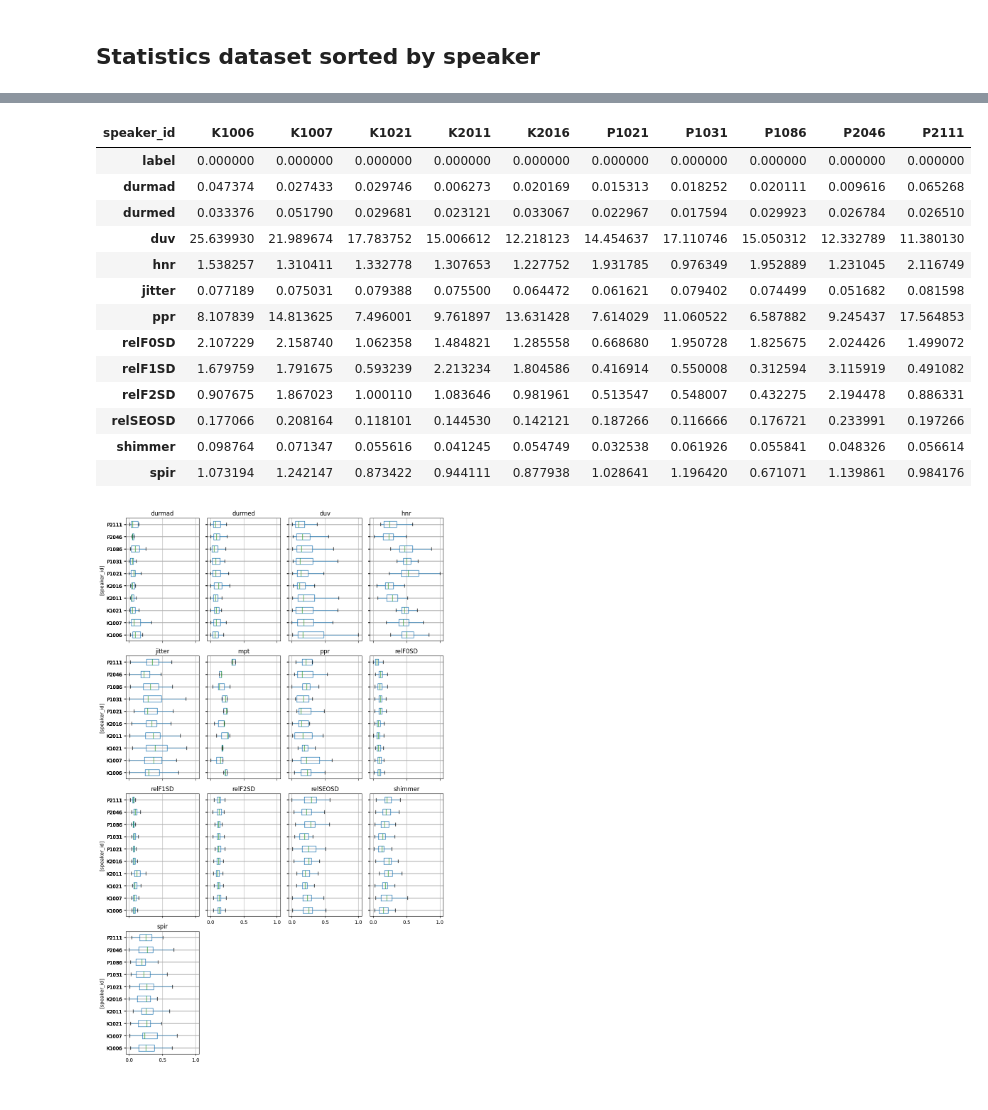
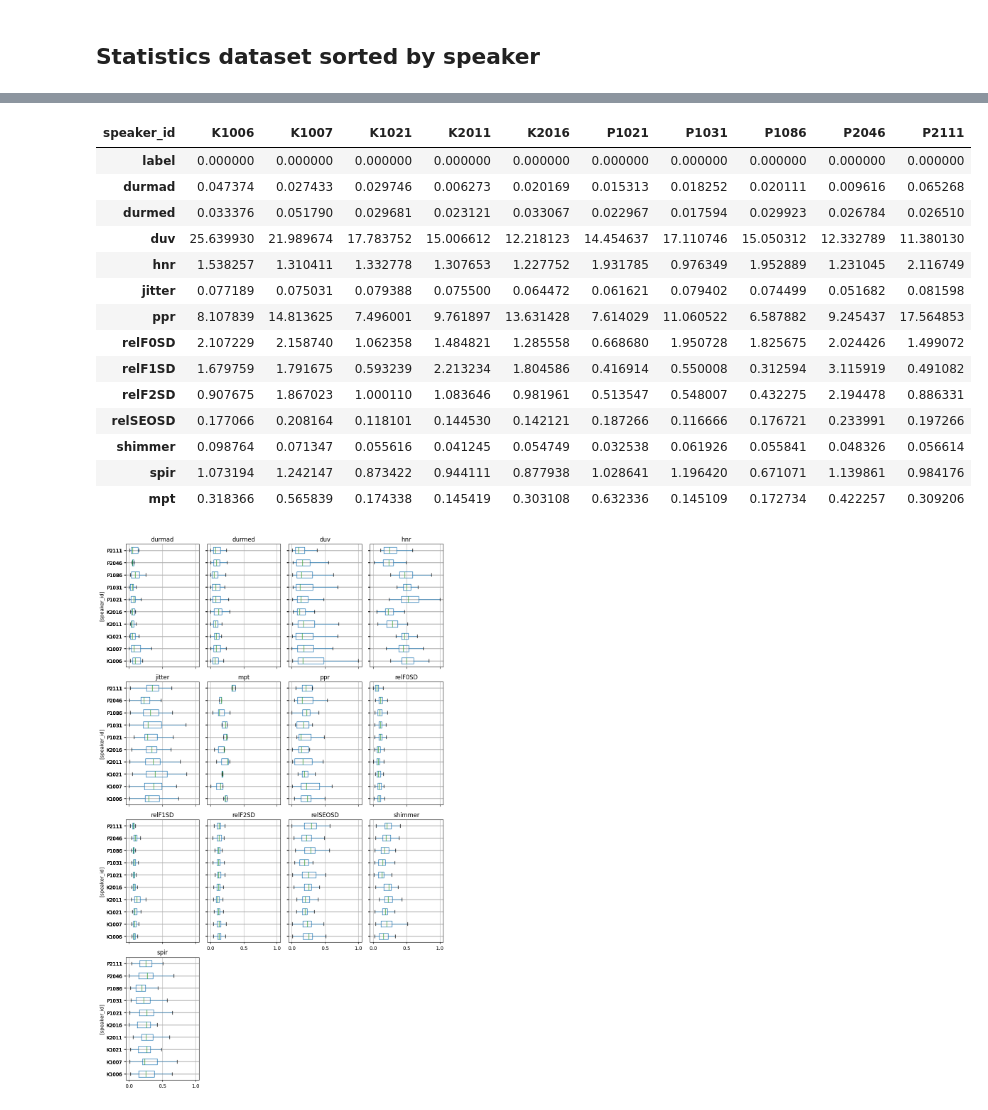
Before and after one commit to RichardLadislav/VuVoPy, a Jupyter notebook: example_scripts/statistic_eval_ntbk.ipynb, the cells around one changed output, grey strips where cells are left out. Saved outputs shown, nothing was run; the diff lists cells and outputs as text; code cells hidden in the pictures.

```diff
--- a/example_scripts/statistic_eval_ntbk.ipynb
+++ b/example_scripts/statistic_eval_ntbk.ipynb
@@ -318,21 +321,22 @@ parcz_features_Nan.groupby('speaker_id').mean(numeric_only=True).T
 # %%
 
-parcz_features_Nan.groupby('speaker_id').std(numeric_only=True).T
+parcz_df.groupby('speaker_id').std(numeric_only=True).T
 # %% [output]
 | speaker_id | K1006 | K1007 | K1021 | K2011 | K2016 | P1021 | P1031 | P1086 | P2046 | P2111 |
 | label | 0.000000 | 0.000000 | 0.000000 | 0.000000 | 0.000000 | 0.000000 | 0.000000 | 0.000000 | 0.000000 | 0.000000 |
 | durmad | 0.047374 | 0.027433 | 0.029746 | 0.006273 | 0.020169 | 0.015313 | 0.018252 | 0.020111 | 0.009616 | 0.065268 |
 | durmed | 0.033376 | 0.051790 | 0.029681 | 0.023121 | 0.033067 | 0.022967 | 0.017594 | 0.029923 | 0.026784 | 0.026510 |
 | duv | 25.639930 | 21.989674 | 17.783752 | 15.006612 | 12.218123 | 14.454637 | 17.110746 | 15.050312 | 12.332789 | 11.380130 |
 | hnr | 1.538257 | 1.310411 | 1.332778 | 1.307653 | 1.227752 | 1.931785 | 0.976349 | 1.952889 | 1.231045 | 2.116749 |
 | jitter | 0.077189 | 0.075031 | 0.079388 | 0.075500 | 0.064472 | 0.061621 | 0.079402 | 0.074499 | 0.051682 | 0.081598 |
 | ppr | 8.107839 | 14.813625 | 7.496001 | 9.761897 | 13.631428 | 7.614029 | 11.060522 | 6.587882 | 9.245437 | 17.564853 |
 | relF0SD | 2.107229 | 2.158740 | 1.062358 | 1.484821 | 1.285558 | 0.668680 | 1.950728 | 1.825675 | 2.024426 | 1.499072 |
 | relF1SD | 1.679759 | 1.791675 | 0.593239 | 2.213234 | 1.804586 | 0.416914 | 0.550008 | 0.312594 | 3.115919 | 0.491082 |
 | relF2SD | 0.907675 | 1.867023 | 1.000110 | 1.083646 | 0.981961 | 0.513547 | 0.548007 | 0.432275 | 2.194478 | 0.886331 |
 | relSEOSD | 0.177066 | 0.208164 | 0.118101 | 0.144530 | 0.142121 | 0.187266 | 0.116666 | 0.176721 | 0.233991 | 0.197266 |
 | shimmer | 0.098764 | 0.071347 | 0.055616 | 0.041245 | 0.054749 | 0.032538 | 0.061926 | 0.055841 | 0.048326 | 0.056614 |
 | spir | 1.073194 | 1.242147 | 0.873422 | 0.944111 | 0.877938 | 1.028641 | 1.196420 | 0.671071 | 1.139861 | 0.984176 |
+| mpt | 0.318366 | 0.565839 | 0.174338 | 0.145419 | 0.303108 | 0.632336 | 0.145109 | 0.172734 | 0.422257 | 0.309206 |
 # %%
 parcz_df_norm.drop(columns=['label']).join(parcz_df['speaker_id']).boxplot(by='speaker_id', vert=False, showfliers=False, figsize=(10,16))
 plt.suptitle('')
```
Also changed, not shown: parts of 5 cells of this notebook, 4 other files.
